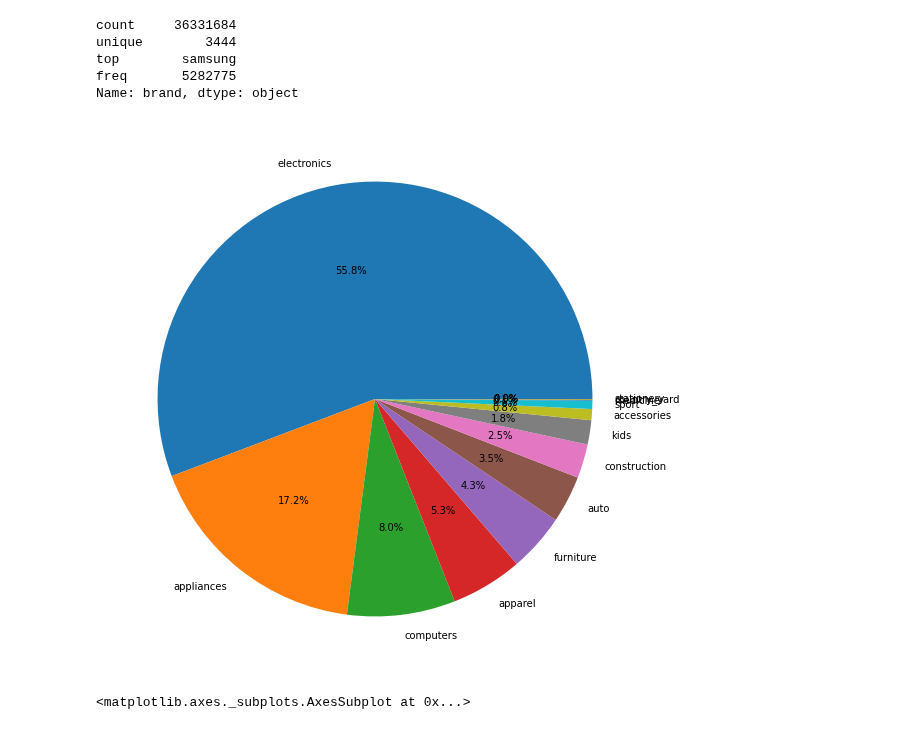
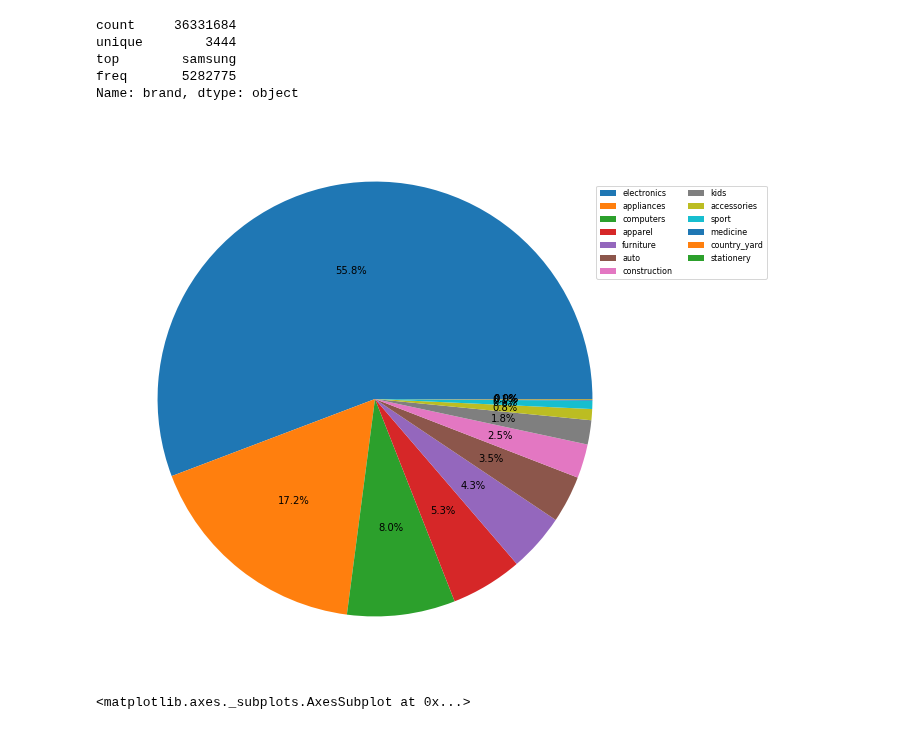
Before and after one commit to lover-swan/project2_2, a Jupyter notebook: (4)EDA2.ipynb, the cells around one changed output. Saved outputs shown, nothing was run; the diff lists cells and outputs as text; code cells hidden in the pictures.

```diff
--- a/(4)EDA2.ipynb
+++ b/(4)EDA2.ipynb
@@ -56,10 +59,11 @@ freq       5282775
 Name: brand, dtype: object
 # %%
 plt.figure(figsize=(10,10))
-plt.pie(data.large_category.value_counts(),labels=data.large_category.value_counts().index,autopct='%.1f%%')
+plt.pie(data.large_category.value_counts(),autopct='%.1f%%')
+plt.legend(ncol=2,fontsize=8,bbox_to_anchor=(0.9, 0.9),labels=data.large_category.value_counts().index)
 plt.show()
 # %% [output]
-[figure, old version]
+[figure, new version]
 # %%
 sns.kdeplot(data.price)
 # %% [output]
```
Also changed, not shown: parts of 2 cells of this notebook.
